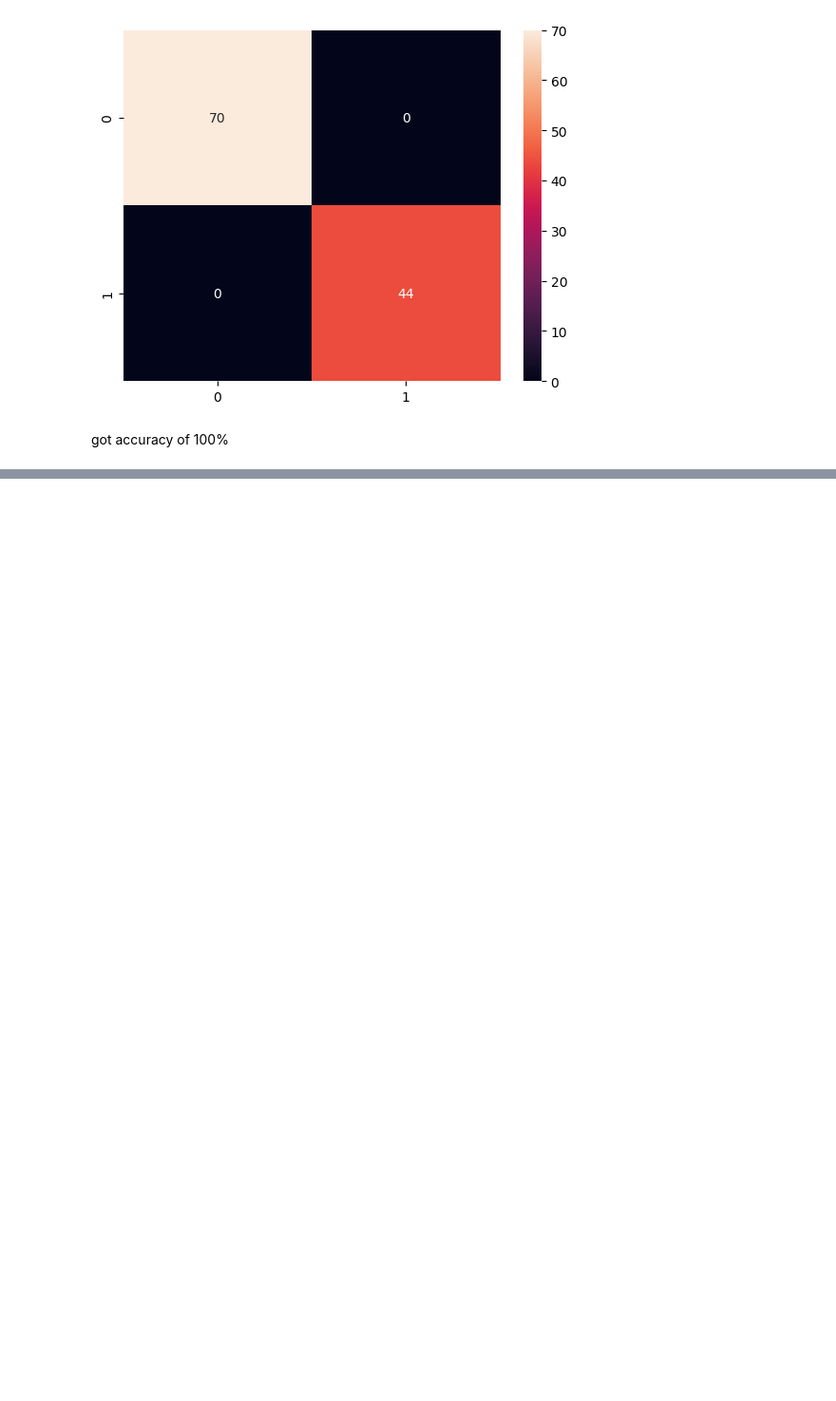
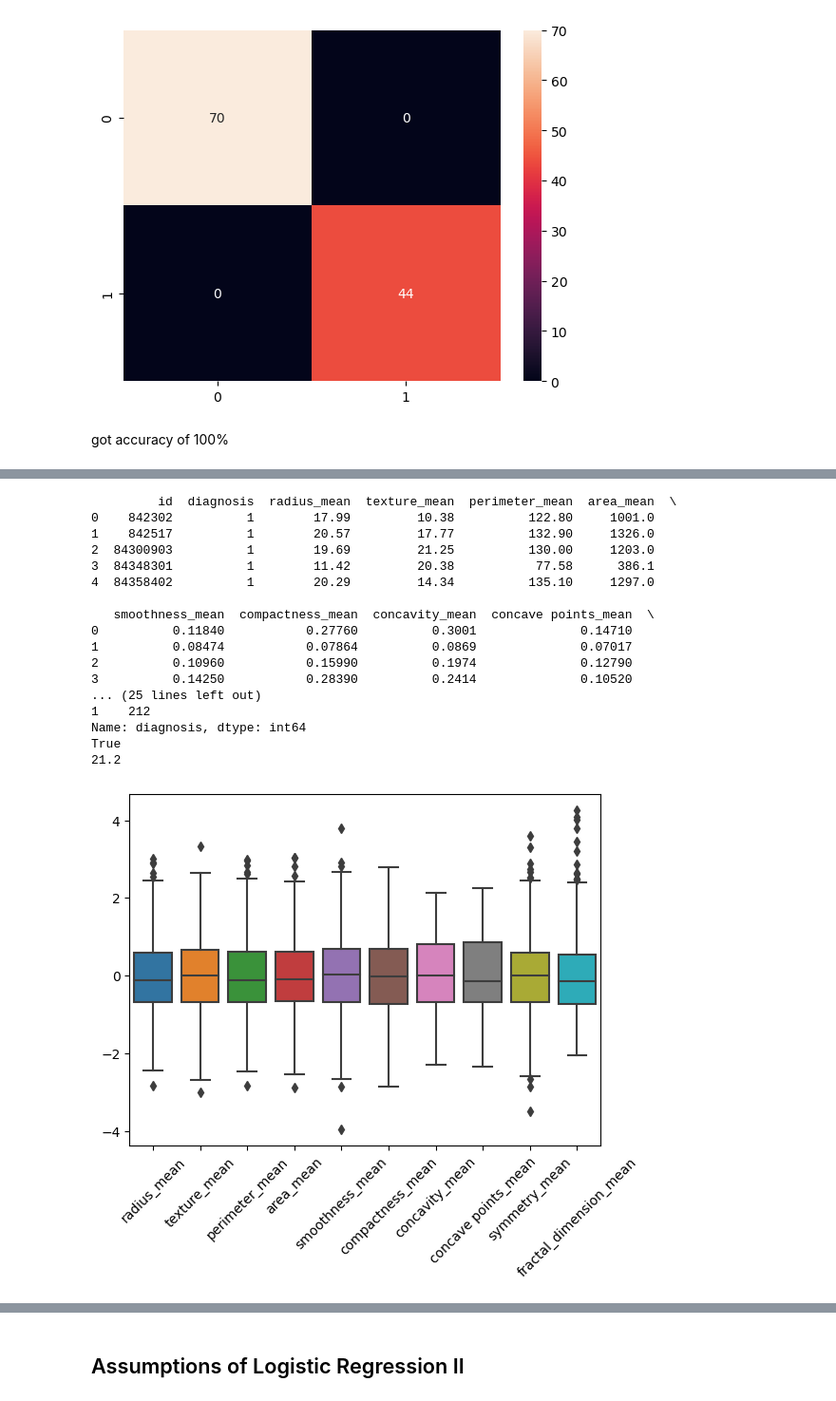
Before and after one commit to Keerthan04/Learning-ML, a Jupyter notebook: Introduction to Logistic Regression.ipynb, the cells around one changed output, grey strips where cells are left out. Shown at 95% size. Saved outputs shown, nothing was run; the diff lists cells and outputs as text; code cells hidden in the pictures; blank space fills up the shorter version.

```diff
--- a/Introduction to Logistic Regression.ipynb
+++ b/Introduction to Logistic Regression.ipynb
@@ -640,0 +664,74 @@ got accuracy of 100%
+# %%
+import pandas as pd
+import numpy as np
+import matplotlib.pyplot as plt
+import seaborn as sns
+
+#Import models from scikit learn module:
+from sklearn.model_selection import train_test_split
+from sklearn.linear_model import LogisticRegression
+from sklearn.metrics import confusion_matrix, classification_report, accuracy_score, precision_score, recall_score, f1_score
+from sklearn.preprocessing import StandardScaler #not currently used
+from scipy.stats import zscore #not needed but built in
+#https://www.kaggle.com/uciml/breast-cancer-wisconsin-data
+df = pd.read_csv('Cancer_detection_KNN.csv')
+#encode malignant as 1, benign as 0
+df['diagnosis'] = df['diagnosis'].replace({'M':1,'B':0})
+
+print(df.head())
+
+#imports/load data
+predictor_var = ['radius_mean', 'texture_mean', 'perimeter_mean',
+       'area_mean', 'smoothness_mean', 'compactness_mean', 'concavity_mean',
+       'concave points_mean', 'symmetry_mean', 'fractal_dimension_mean']
+df.head()
+
+
+#so we need to take care of certian things when doing the log regression
+
+#1. Print distinct diagnosis values and frequency in dataset
+print(df['diagnosis'].value_counts())
+
+#2. Test if the number of unique IDs is equal to sample size, i.e. no repeated patients
+print(df['id'].nunique()==df['id'].count())
+#output is true
+#3. At a maximum, there should be no more than the smallest class size divided by 10 number of features.
+max_features=(df['diagnosis'].value_counts().min())/10
+print(max_features)#using thumb rule smalest of class size divided by 10 will be max features(here some 21.2 so no 21features so good)
+
+#seeing and removing if any outlier is present
+#4. Uncomment the code to see which features have extreme outliers:
+sns.boxplot(data=np.log(df[predictor_var]+.01).apply(zscore))
+plt.xticks(rotation=45);
+plt.show()
+plt.close()
+
+#5. Uncomment the code to remove the samples with extreme fractal_dimensions_mean values:
+q_hi  = df["fractal_dimension_mean"].quantile(0.99)
+df_filtered = df[(df["fractal_dimension_mean"] < q_hi)]
+
+#6. Run the boxplot again but with the filtered dataframe:
+sns.boxplot(data=np.log(df_filtered[predictor_var]+.01).apply(zscore))
+plt.xticks(rotation=45);
+plt.show()
+plt.close()
+#observe decreasing number of outliers
+# %% [output]
+         id  diagnosis  radius_mean  texture_mean  perimeter_mean  area_mean  \
+0    842302          1        17.99         10.38          122.80     1001.0
+1    842517          1        20.57         17.77          132.90     1326.0
+2  84300903          1        19.69         21.25          130.00     1203.0
+3  84348301          1        11.42         20.38           77.58      386.1
+4  84358402          1        20.29         14.34          135.10     1297.0
+
+   smoothness_mean  compactness_mean  concavity_mean  concave points_mean  \
+0          0.11840           0.27760          0.3001              0.14710
+1          0.08474           0.07864          0.0869              0.07017
+2          0.10960           0.15990          0.1974              0.12790
+3          0.14250           0.28390          0.2414              0.10520
+... (25 lines left out)
+1    212
+Name: diagnosis, dtype: int64
+True
+21.2
+[figure, added]
@@ -640,0 +739,2 @@ got accuracy of 100%
+# %% [markdown]
+## Assumptions of Logistic Regression II
```
Also changed, not shown: parts of 19 cells of this notebook.
